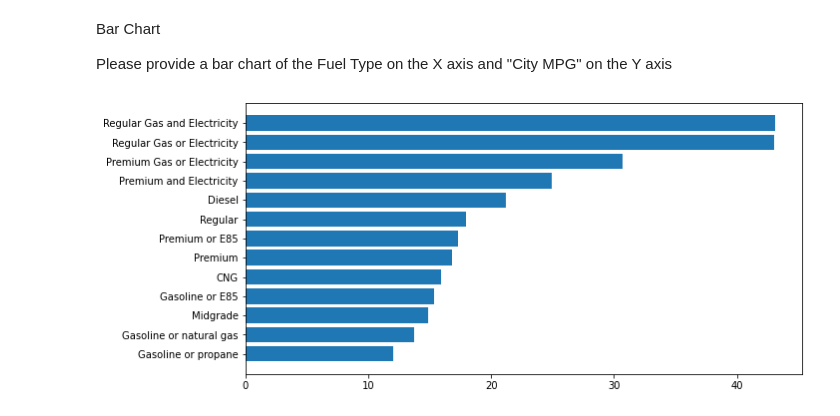
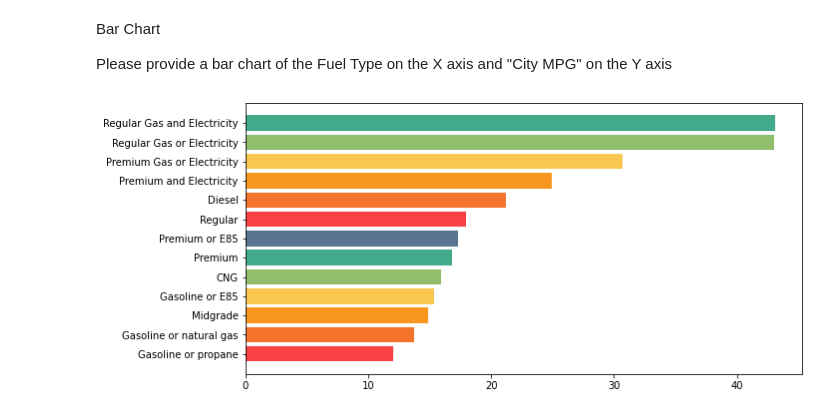
Before and after one commit to ta-data-mexpt/lab-matplotlib-seaborn, a Jupyter notebook: your-code/challenge-1.ipynb, the cells around one changed output. Drawn from its saved outputs; the diff is of its cells as text; code cells hidden in the pictures.

```diff
--- a/your-code/challenge-1.ipynb
+++ b/your-code/challenge-1.ipynb
@@ -143,8 +143,9 @@ fueltype_citympg=vehicles.groupby("Fuel Type")["City MPG"].mean()
 fueltype_citympg.sort_values(axis=0,ascending=True,inplace=True)
 arange_xticks=np.arange(len(fueltype_citympg))
 # %%
+colors=["#f94144","#f3722c","#f8961e","#f9c74f","#90BE6D","#43AA8B","#577590","#f94144","#f3722c","#f8961e","#f9c74f","#90BE6D","#43AA8B"]
 plt.figure(figsize=(10,5),facecolor="white")
-plt.barh(arange_xticks,fueltype_citympg.values)
+plt.barh(arange_xticks,fueltype_citympg.values,color=colors)
 plt.yticks(arange_xticks,fueltype_citympg.index);
 # %% [output]
-[figure, old version]
+[figure, new version]
```
Also changed, not shown: parts of 1 cell of this notebook.
